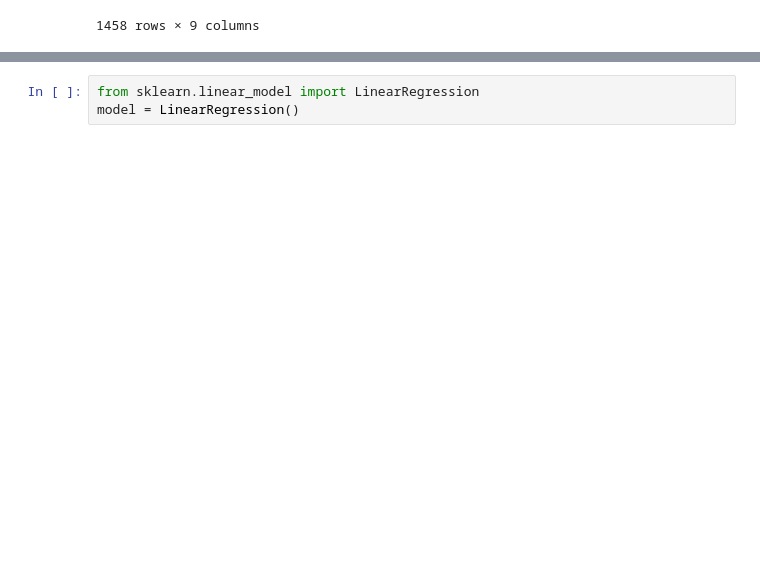
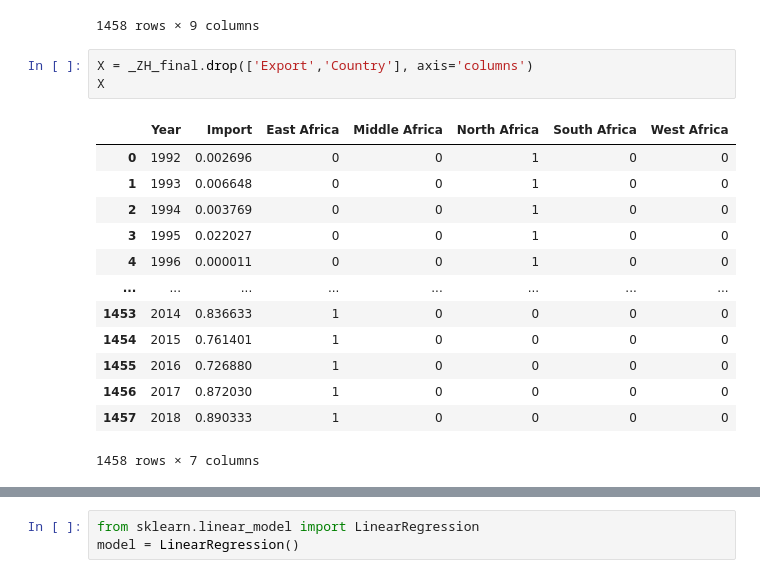
Before and after one commit to mattblasa/China-Africa-Trade-Analysis, a Jupyter notebook: China Trade Analysis Final.ipynb, the cells around one changed output, grey strips where cells are left out. Saved outputs shown, nothing was run; the diff lists cells and outputs as text; blank space fills up the shorter version.

```diff
--- a/China Trade Analysis Final.ipynb
+++ b/China Trade Analysis Final.ipynb
@@ -1126,3 +1128,20 @@ _ZH_final
 | 1456 | 2017 | Zimbabwe | 0.443819 | 0.872030 | 1 | 0 | 0 | 0 | ... |
 | 1457 | 2018 | Zimbabwe | 0.446070 | 0.890333 | 1 | 0 | 0 | 0 | ... |
 1458 rows × 9 columns
+# %%
+X = _ZH_final.drop(['Export','Country'], axis='columns')
+X
+# %% [output]
+|  | Year | Import | East Africa | Middle Africa | North Africa | South Africa | West Africa |
+| 0 | 1992 | 0.002696 | 0 | 0 | 1 | 0 | 0 |
+| 1 | 1993 | 0.006648 | 0 | 0 | 1 | 0 | 0 |
+| 2 | 1994 | 0.003769 | 0 | 0 | 1 | 0 | 0 |
+| 3 | 1995 | 0.022027 | 0 | 0 | 1 | 0 | 0 |
+| 4 | 1996 | 0.000011 | 0 | 0 | 1 | 0 | 0 |
+| ... | ... | ... | ... | ... | ... | ... | ... |
+| 1453 | 2014 | 0.836633 | 1 | 0 | 0 | 0 | 0 |
+| 1454 | 2015 | 0.761401 | 1 | 0 | 0 | 0 | 0 |
+| 1455 | 2016 | 0.726880 | 1 | 0 | 0 | 0 | 0 |
+| 1456 | 2017 | 0.872030 | 1 | 0 | 0 | 0 | 0 |
+| 1457 | 2018 | 0.890333 | 1 | 0 | 0 | 0 | 0 |
+1458 rows × 7 columns
```
Also changed, not shown: parts of 7 cells of this notebook.
